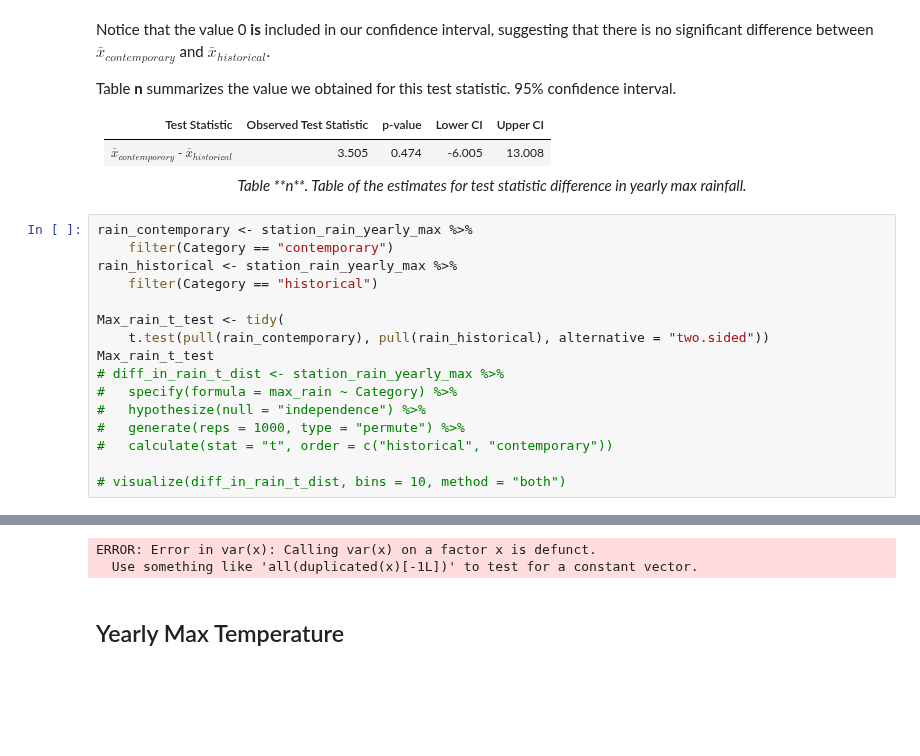
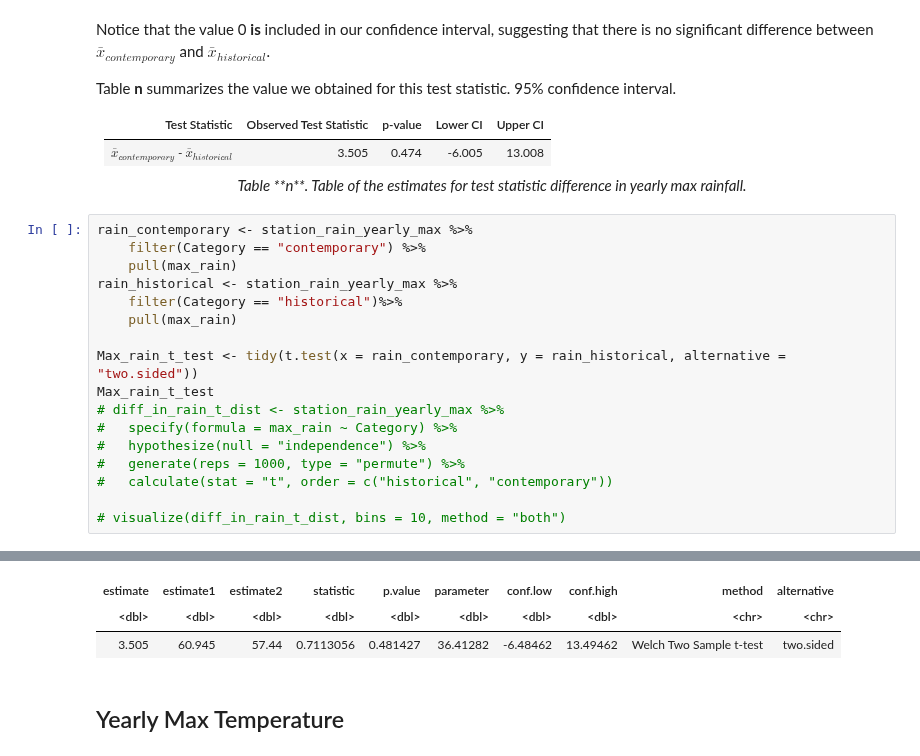
Before and after one commit to yxing6/STAT201-GroupProject-Climate, a Jupyter notebook: STAT201-Group17-ProjectReport.ipynb, the cells around one changed output, grey strips where cells are left out. Cells and saved outputs as stored; diff of their text form; blank space fills up the shorter version.

Commit message:
rain t-test

```diff
--- a/STAT201-Group17-ProjectReport.ipynb
+++ b/STAT201-Group17-ProjectReport.ipynb
@@ -539,12 +539,13 @@ Table **n** summarizes the value we obtained for this test statistic.  95% confi
 <center><i>Table **n**. Table of the estimates for test statistic difference in yearly max rainfall.</i>
 # %%
 rain_contemporary <- station_rain_yearly_max %>%
-    filter(Category == "contemporary")
+    filter(Category == "contemporary") %>%
+    pull(max_rain)
 rain_historical <- station_rain_yearly_max %>%
-    filter(Category == "historical")
+    filter(Category == "historical")%>%
+    pull(max_rain)
 
-Max_rain_t_test <- tidy(
-    t.test(pull(rain_contemporary), pull(rain_historical), alternative = "two.sided"))
+Max_rain_t_test <- tidy(t.test(x = rain_contemporary, y = rain_historical, alternative = "two.sided"))
 Max_rain_t_test
 # diff_in_rain_t_dist <- station_rain_yearly_max %>%
 #   specify(formula = max_rain ~ Category) %>%
@@ -559,5 +559,6 @@ Warning message in mean.default(x):
-ERROR: Error in var(x): Calling var(x) on a factor x is defunct.
-  Use something like 'all(duplicated(x)[-1L])' to test for a constant vector.
+| estimate | estimate1 | estimate2 | statistic | p.value | parameter | conf.low | conf.high | method | alternative |
+| <dbl> | <dbl> | <dbl> | <dbl> | <dbl> | <dbl> | <dbl> | <dbl> | <chr> | <chr> |
+| 3.505 | 60.945 | 57.44 | 0.7113056 | 0.481427 | 36.41282 | -6.48462 | 13.49462 | Welch Two Sample t-test | two.sided |
 # %% [markdown]
 ## Yearly Max Temperature
 # %%
```
Also changed, not shown: parts of 3 cells of this notebook.
